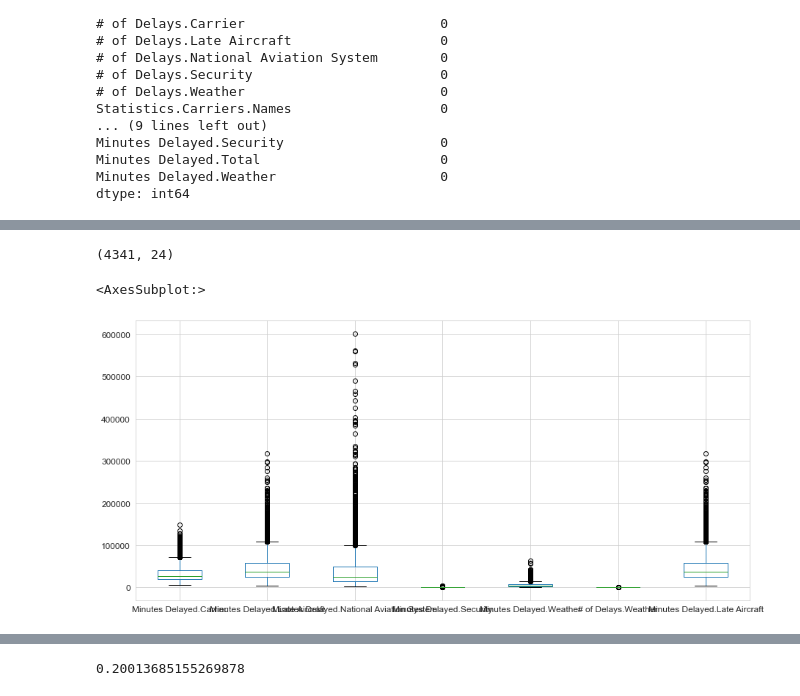
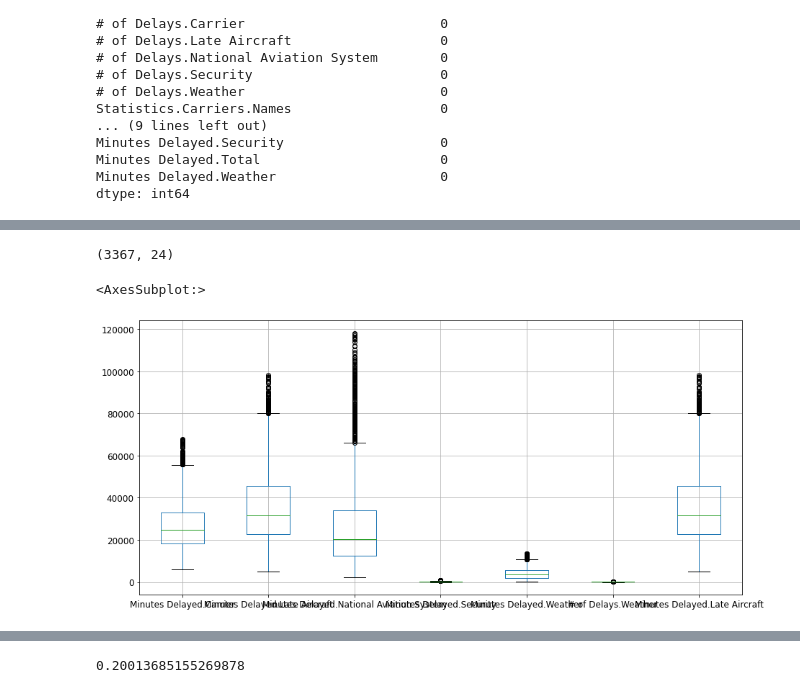
Before and after one commit to xiaomeiX/Project-Machine-Learning-, a Jupyter notebook: MLP2/ML-AirlinesDelays.ipynb, the cells around one changed output, grey strips where cells are left out. Drawn from its saved outputs; the diff is of its cells as text; code cells hidden in the pictures.

```diff
--- a/MLP2/ML-AirlinesDelays.ipynb
+++ b/MLP2/ML-AirlinesDelays.ipynb
@@ -178,0 +176,20 @@ df.boxplot(column='Minutes Delayed.Carrier', by='Time.Year', figsize=(15,7))
+# %%
+col = ['# of Delays.Carrier',
+       '# of Delays.Late Aircraft', '# of Delays.National Aviation System',
+       '# of Delays.Security', '# of Delays.Weather',
+       'Carriers.Total', 'Flights.Cancelled',
+       'Flights.Delayed', 'Flights.Diverted', 'Flights.On Time',
+       'Flights.Total', 'Minutes Delayed.Carrier',
+       'Minutes Delayed.Late Aircraft',
+       'Minutes Delayed.National Aviation System', 'Minutes Delayed.Security',
+       'Minutes Delayed.Total', 'Minutes Delayed.Weather']
+# %%
+from scipy import stats
+
+def deleteOutlier(dfBK, col):
+    for attr in col:
+        dfBK = dfBK[(np.abs(stats.zscore(dfBK[[attr]])) < 3)]
+    return dfBK
+# %%
+dfBK = df.copy()
+dfBK.shape
@@ -189,18 +208,16 @@ df.boxplot(column=['Minutes Delayed.Carrier',
-# %%
-from scipy import stats
-
-carrier = df[(np.abs(stats.zscore(df['# of Delays.Carrier'])) < 3)]
-carrier.shape
-# %% [output]
-(4341, 24)
+# %%
+dfBK = deleteOutlier(dfBK, col)
+dfBK.shape
+# %% [output]
+(3367, 24)
 # %%
-carrier.boxplot(column=['Minutes Delayed.Carrier',
+dfBK.boxplot(column=['Minutes Delayed.Carrier',
                         'Minutes Delayed.Late Aircraft',
                         'Minutes Delayed.National Aviation System',
                         'Minutes Delayed.Security',
                         'Minutes Delayed.Weather',
                         '# of Delays.Weather',
                         'Minutes Delayed.Late Aircraft'], figsize=(15,7))
 # %% [output]
 <AxesSubplot:>
-[figure, old version]
+[figure, new version]
```
Also changed, not shown: parts of 46 cells of this notebook, 3 other files.
